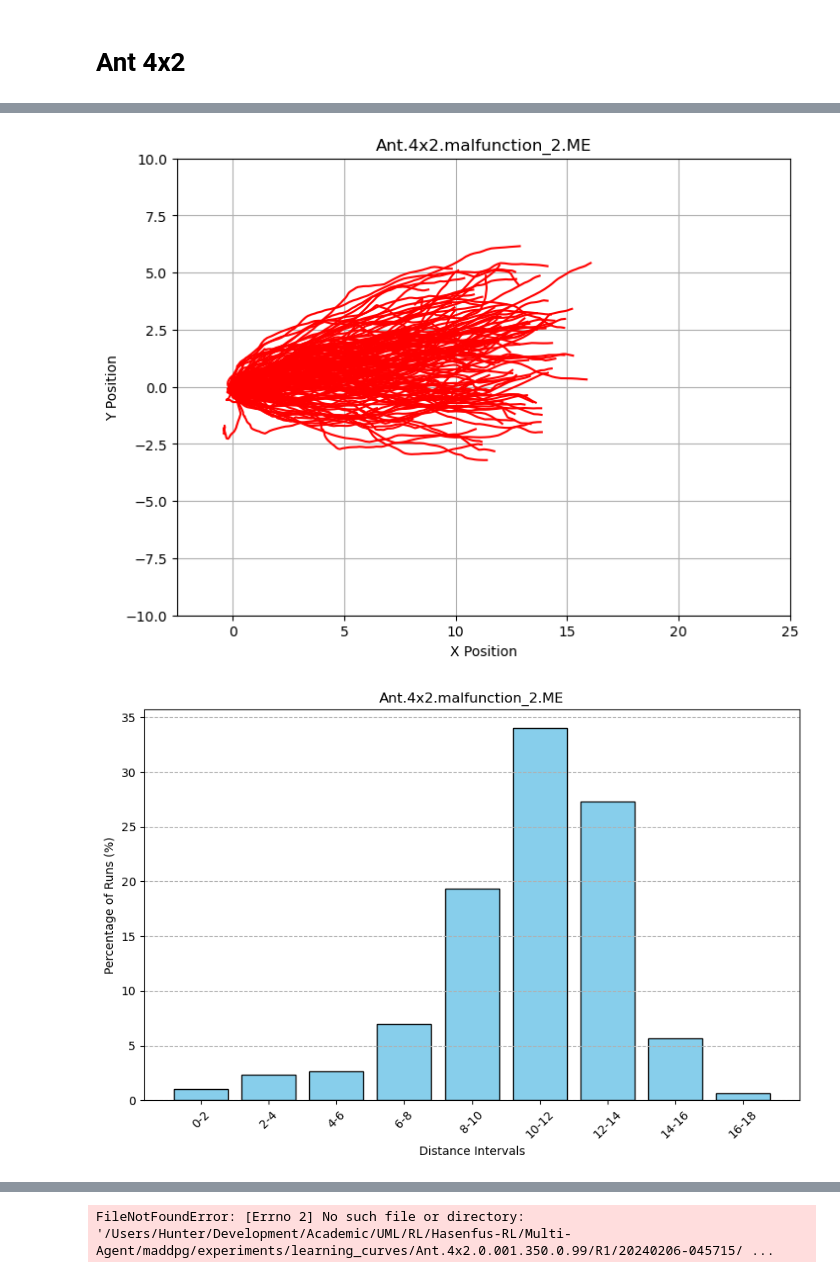
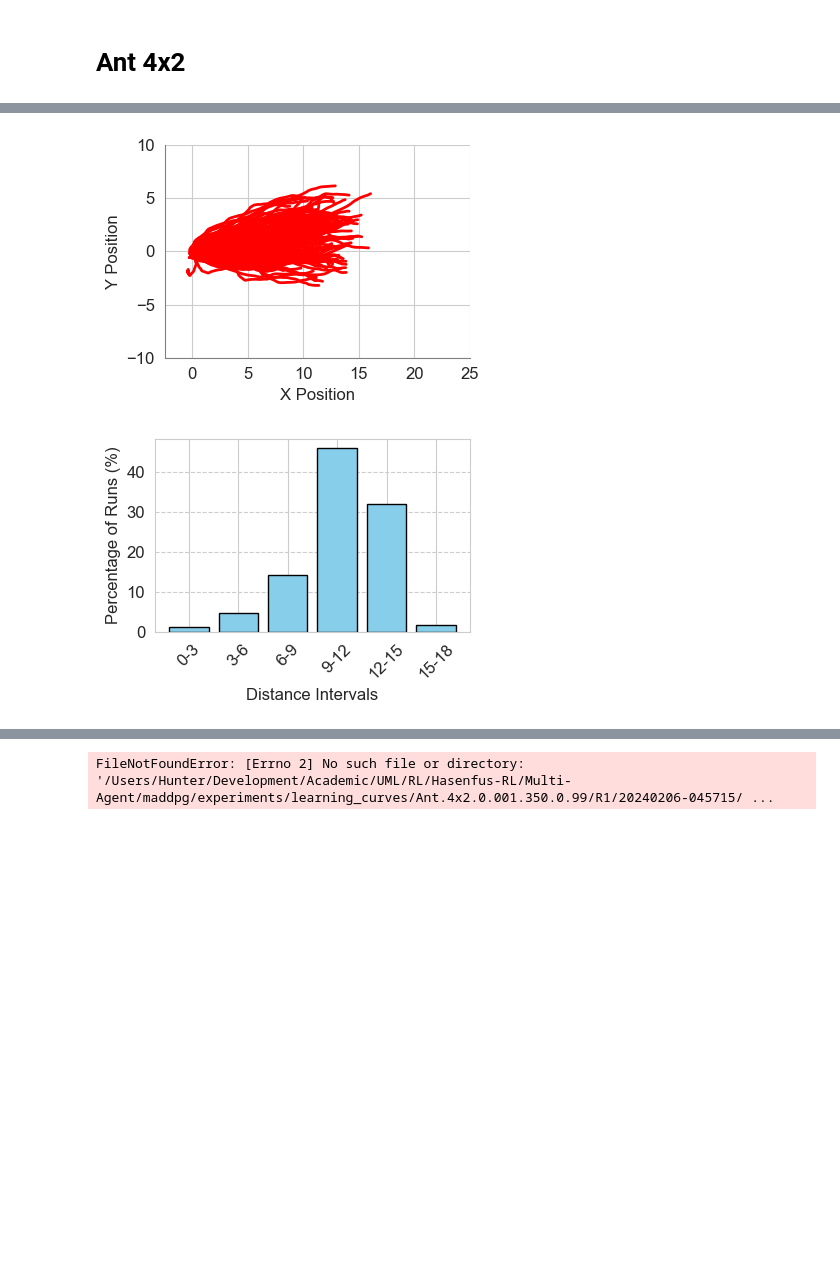
Before and after one commit to Hasenfus/maddpg, a Jupyter notebook: experiments/Analysis/MMJC-trajectories.ipynb, the cells around one changed output, grey strips where cells are left out. Saved outputs shown, nothing was run; the diff lists cells and outputs as text; code cells hidden in the pictures; blank space fills up the shorter version.

```diff
--- a/experiments/Analysis/MMJC-trajectories.ipynb
+++ b/experiments/Analysis/MMJC-trajectories.ipynb
@@ -24,7 +24,7 @@ plot_trajectories(T2, title='Ant.2x4.malfunction', save=True)
 
 HE = "/Users/Hunter/Development/Academic/UML/RL/Hasenfus-RL/Multi-Agent/maddpg/experiments/learning_curves/Ant.4x2.0.001.350.0.99/R2/20240216-061140"
 mal_HE_0 = "/Users/Hunter/Development/Academic/UML/RL/Hasenfus-RL/Multi-Agent/maddpg/experiments/learning_curves/Ant.4x2.0.001.350.0.99/malfunction/agent_0/20240229-114607"
-mal_HE_2 = "/Users/Hunter/Development/Academic/UML/RL/Hasenfus-RL/Multi-Agent/maddpg/experiments/learning_curves/Ant.4x2.0.001.350.0.99/malfunction/agent_2/20240301-030439"
+mal_HE_2 = "/Users/Hunter/Development/Academic/UML/RL/Hasenfus-RL/Multi-Agent/maddpg/experiments/learning_curves/Ant.4x2.0.001.350.0.99/malfunction/agent_2/broken_20240301-030439"
 
 
 HE, ME, d = get_trajectories_and_distances(HE)
@@ -45,6 +45,6 @@ plot_distance_distribution(mal_d_0, interval_width=2, save=True, title='Ant.4x2.
 # %%
-plot_trajectories(mal_HE_2[:150], title='Ant.4x2.malfunction_2.ME', save=True, xlim=[-2.5, 25], ylim=[-10, 10])
-plot_distance_distribution(mal_d_2, interval_width=2, save=True, title='Ant.4x2.malfunction_2.ME')
+plot_trajectories(mal_HE_2[:150], title='Ant.4x2.malfunction_2.ME', save=True, xlim=[-2.5, 25], ylim=[-10, 10] , show_title=False)
+plot_distance_distribution(mal_d_2, interval_width=3, save=True, title='Ant.4x2.malfunction_2.ME', show_title=False)
 # %% [output]
-[figure, old version]
+[figure, new version]
-[figure, old version]
+[figure, new version]
```
Also changed, not shown: parts of 17 cells of this notebook, 44 other files.
